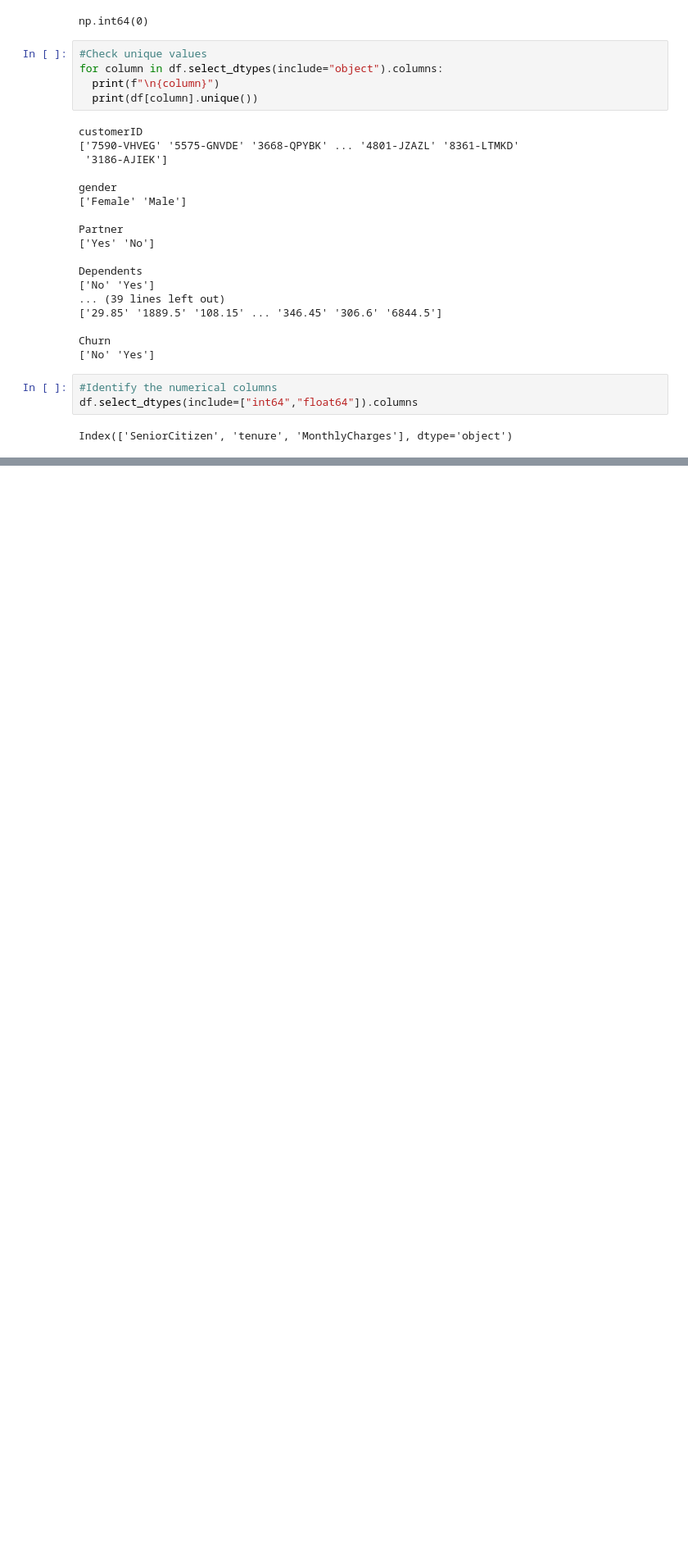
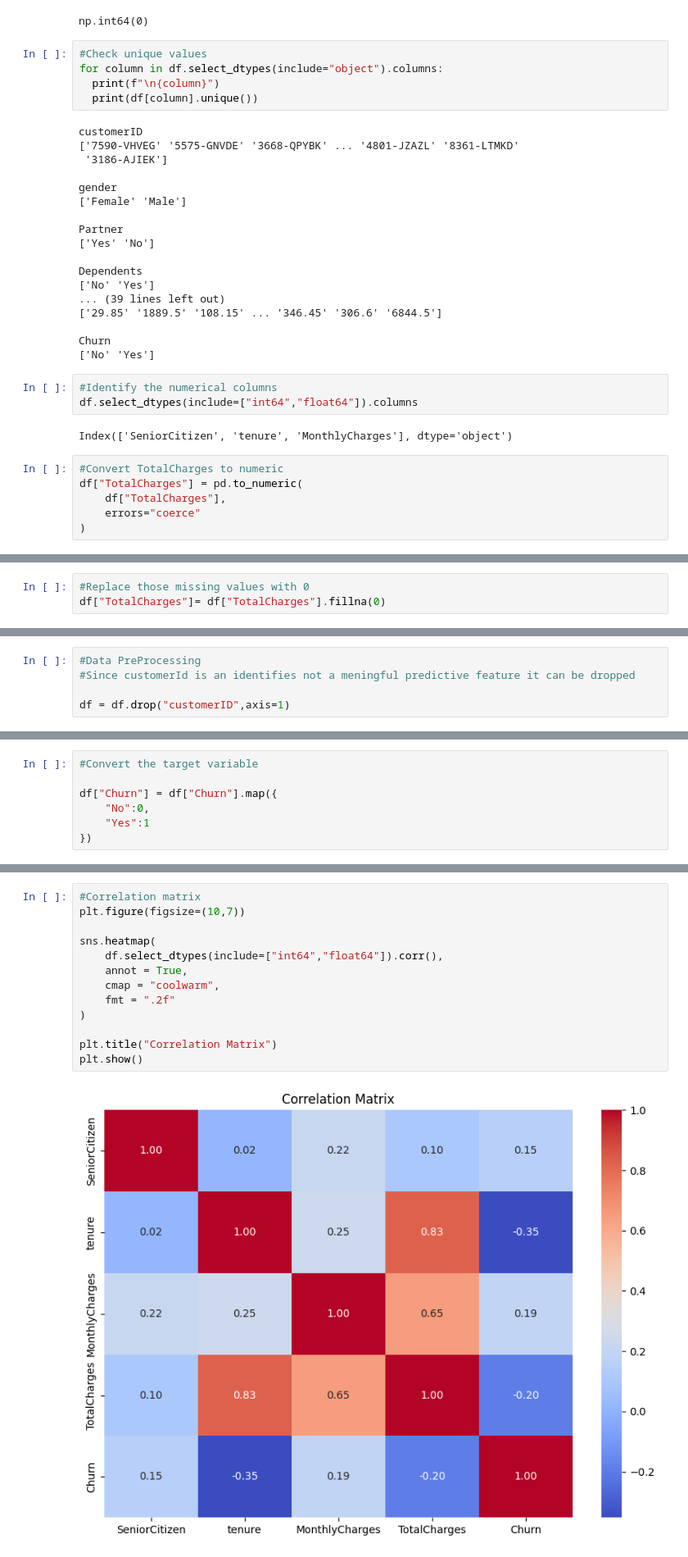
Before and after one commit to RabinPhuyal/Customer-Churn-Prediction-Neural-Network, a Jupyter notebook: Customer_Churn_Prediction_Neural_Network.ipynb, the cells around one changed output, grey strips where cells are left out. Shown at 82% size. Cells and saved outputs as stored; diff of their text form; blank space fills up the shorter version.

Commit message:
Performed Data Preprocessing

```diff
--- a/Customer_Churn_Prediction_Neural_Network.ipynb
+++ b/Customer_Churn_Prediction_Neural_Network.ipynb
@@ -374,3 +376,9 @@ Churn
 df.select_dtypes(include=["int64","float64"]).columns
 # %% [output]
 Index(['SeniorCitizen', 'tenure', 'MonthlyCharges'], dtype='object')
+# %%
+#Convert TotalCharges to numeric
+df["TotalCharges"] = pd.to_numeric(
+    df["TotalCharges"],
+    errors="coerce"
+)
@@ -376,0 +428,3 @@ Index(['SeniorCitizen', 'tenure', 'MonthlyCharges'], dtype='object')
+# %%
+#Replace those missing values with 0
+df["TotalCharges"]= df["TotalCharges"].fillna(0)
@@ -376,0 +435,5 @@ Index(['SeniorCitizen', 'tenure', 'MonthlyCharges'], dtype='object')
+# %%
+#Data PreProcessing
+#Since customerId is an identifies not a meningful predictive feature it can be dropped
+
+df = df.drop("customerID",axis=1)
@@ -376,0 +444,7 @@ Index(['SeniorCitizen', 'tenure', 'MonthlyCharges'], dtype='object')
+# %%
+#Convert the target variable
+
+df["Churn"] = df["Churn"].map({
+    "No":0,
+    "Yes":1
+})
@@ -376,0 +461,15 @@ Index(['SeniorCitizen', 'tenure', 'MonthlyCharges'], dtype='object')
+# %%
+#Correlation matrix
+plt.figure(figsize=(10,7))
+
+sns.heatmap(
+    df.select_dtypes(include=["int64","float64"]).corr(),
+    annot = True,
+    cmap = "coolwarm",
+    fmt = ".2f"
+)
+
+plt.title("Correlation Matrix")
+plt.show()
+# %% [output]
+[figure, added]
```
Also changed, not shown: parts of 28 cells of this notebook.
